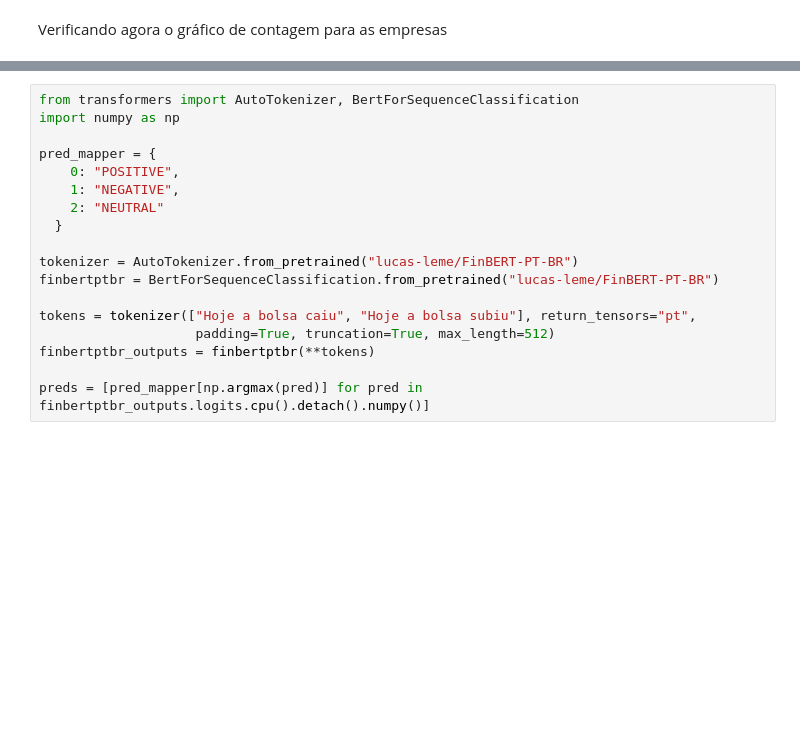
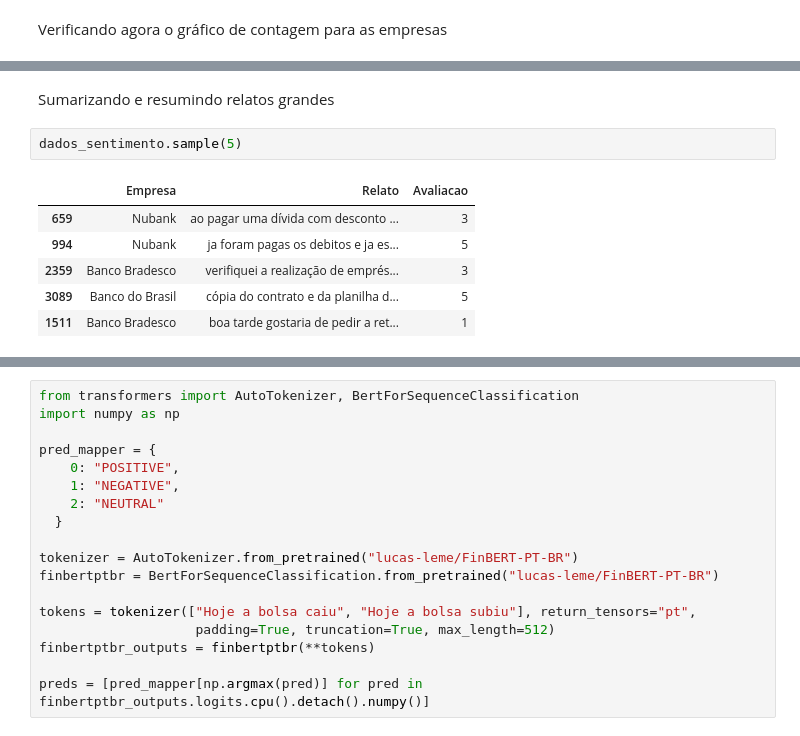
Before and after one commit to alyssonmontovanelli/PLN_Text_Analysis, a Jupyter notebook: PLN/sentiment_analysis.ipynb, the cells around one changed output, grey strips where cells are left out. Drawn from its saved outputs; the diff is of its cells as text; blank space fills up the shorter version.

```diff
--- a/PLN/sentiment_analysis.ipynb
+++ b/PLN/sentiment_analysis.ipynb
@@ -64,0 +112,11 @@ plt.show()
+# %% [markdown]
+Sumarizando e resumindo relatos grandes
+# %%
+dados_sentimento.sample(5)
+# %% [output]
+|  | Empresa | Relato | Avaliacao |
+| 659 | Nubank | ao pagar uma dívida com desconto ... | 3 |
+| 994 | Nubank | ja foram pagas os debitos e ja es... | 5 |
+| 2359 | Banco Bradesco | verifiquei a realização de emprés... | 3 |
+| 3089 | Banco do Brasil | cópia do contrato e da planilha d... | 5 |
+| 1511 | Banco Bradesco | boa tarde gostaria de pedir a ret... | 1 |
```
Also changed, not shown: parts of 13 cells of this notebook, 2 other files.
